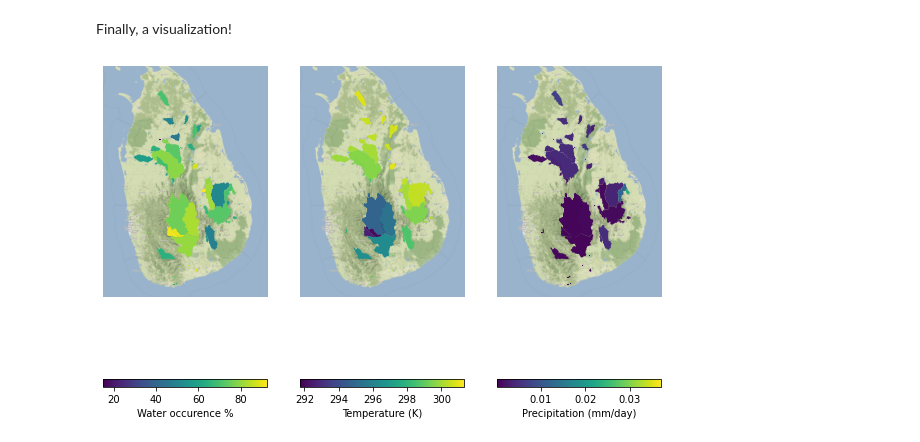
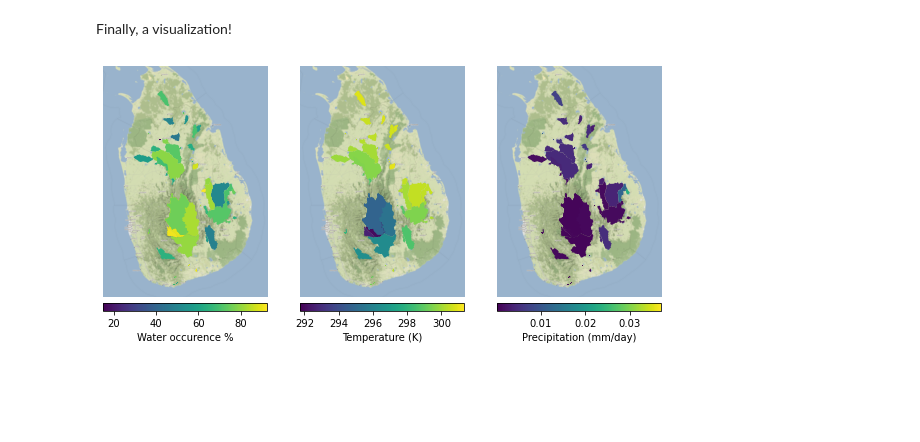
Before and after one commit to VeinsOfTheEarth/rabpro, a Jupyter notebook: docs/source/examples/notebooks/full_example.ipynb, the cells around one changed output. Saved outputs shown, nothing was run; the diff lists cells and outputs as text; code cells hidden in the pictures; blank space fills up the shorter version.

Commit message:
minimize legend gap

```diff
--- a/docs/source/examples/notebooks/full_example.ipynb
+++ b/docs/source/examples/notebooks/full_example.ipynb
@@ -94,27 +94,27 @@ Finally, a visualization!
 # %%
 def build_panel(col_name, col_label, axis):
     axis.set_xlim([left-0.5, right+0.5])
     axis.set_ylim([bot-0.2, top+0.2])
     axis.set_axis_off()
     res.plot(
         ax=axis,
         column=col_name,
         legend=True,
-        legend_kwds={"label": col_label, "orientation": "horizontal"},
+        legend_kwds={"label": col_label, "orientation": "horizontal", "pad": 0.01},
     )
     cx.add_basemap(axis, zoom=10, crs=res.crs, attribution="")
     return axis
 
 
 left, bot, right, top = res.total_bounds
 fig, ax = plt.subplots(1, 3, figsize=(10, 10))
 ax = [
     build_panel(col_name, col_label, ax[i])
     for col_name, col_label, i in zip(
         [x for x in res.columns[0:3]],
         ["Water occurence %", "Temperature (K)", "Precipitation (mm/day)"],
         range(0, 3),
     )
 ]
 # %% [output]
-[figure, old version]
+[figure, new version]
```
